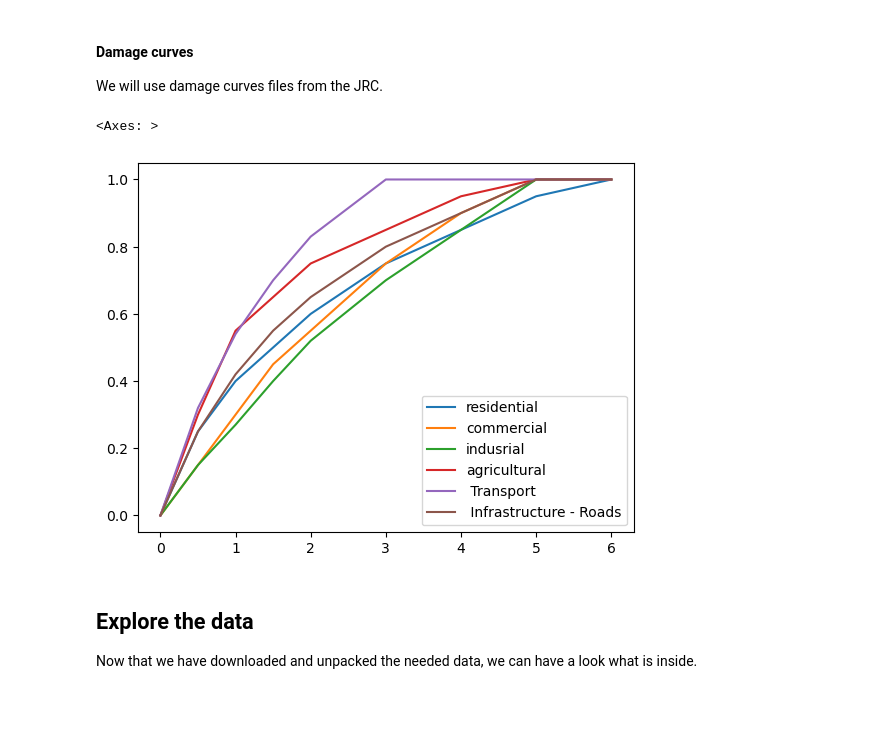
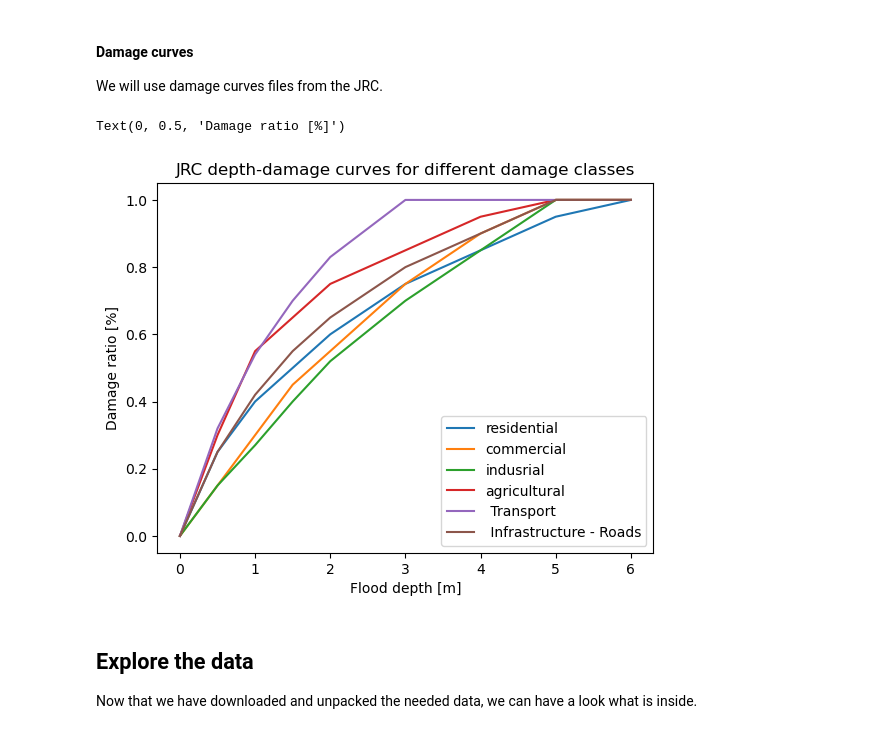
Before and after one commit to CLIMAAX/FLOODS, a Jupyter notebook: FLOOD.ipynb, the cells around one changed output. Drawn from its saved outputs; the diff is of its cells as text; code cells hidden in the pictures; blank space fills up the shorter version.

Commit message:
neater damage curve plot

```diff
--- a/FLOOD.ipynb
+++ b/FLOOD.ipynb
@@ -143,10 +143,13 @@ We will use damage curves files from the JRC.
 # %%
 # import damage curves of the JRC
 JRC_curves = pd.read_csv('JRC_damage_curves.csv', index_col=0)
 JRC_curves.plot()
+plt.title('JRC depth-damage curves for different damage classes')
+plt.xlabel('Flood depth [m]')
+plt.ylabel('Damage ratio [%]')
 # %% [output]
-<Axes: >
+Text(0, 0.5, 'Damage ratio [%]')
-[figure, old version]
+[figure, new version]
 # %% [markdown]
 ## Explore the data
 Now that we have downloaded and unpacked the needed data, we can have a look what is inside.
```
